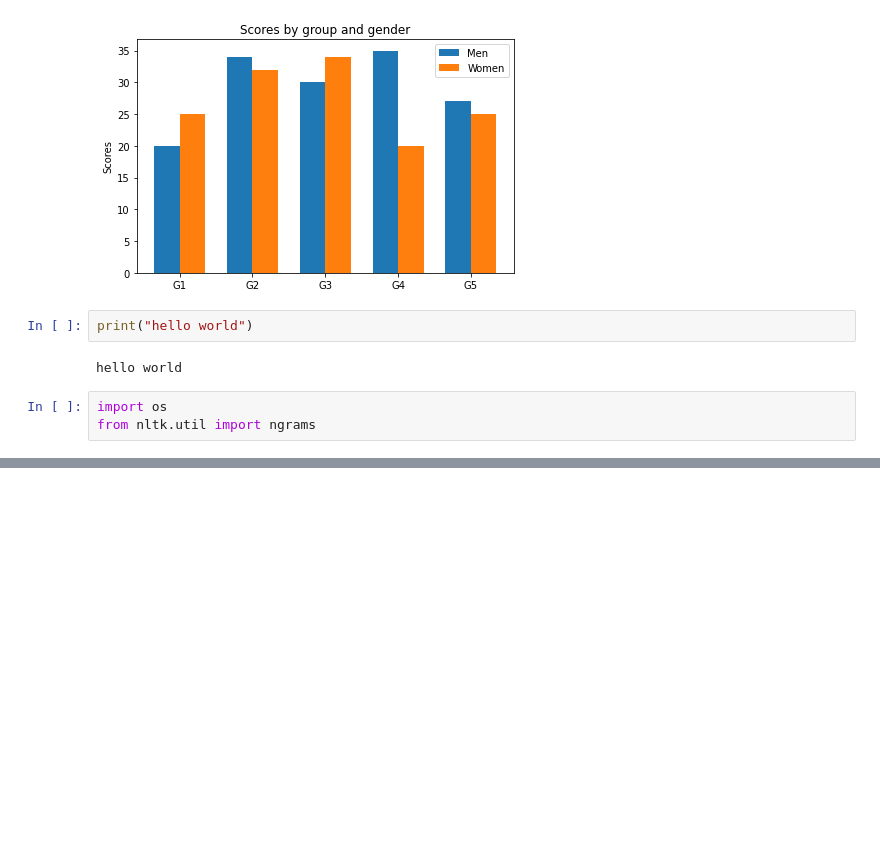
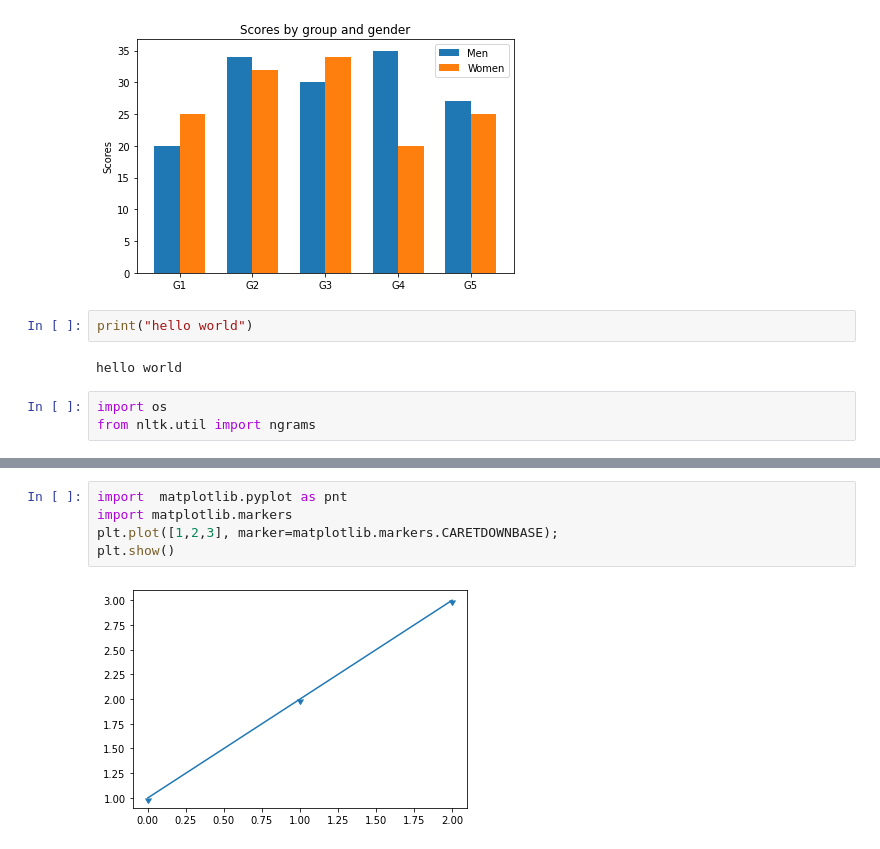
Before and after one commit to zdhsoft/my_testlist, a Jupyter notebook: dataspell/dsProject/first.ipynb, the cells around one changed output, grey strips where cells are left out. Cells and saved outputs as stored; diff of their text form; blank space fills up the shorter version.

```diff
--- a/dataspell/dsProject/first.ipynb
+++ b/dataspell/dsProject/first.ipynb
@@ -67,0 +76,7 @@ from nltk.util import ngrams
+# %%
+import  matplotlib.pyplot as pnt
+import matplotlib.markers
+plt.plot([1,2,3], marker=matplotlib.markers.CARETDOWNBASE);
+plt.show()
+# %% [output]
+[figure, added]
```
Also changed, not shown: parts of 8 cells of this notebook, 1 other file.
